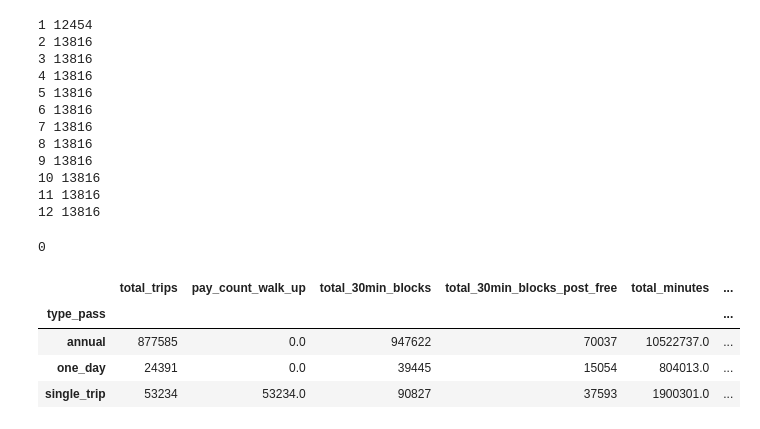
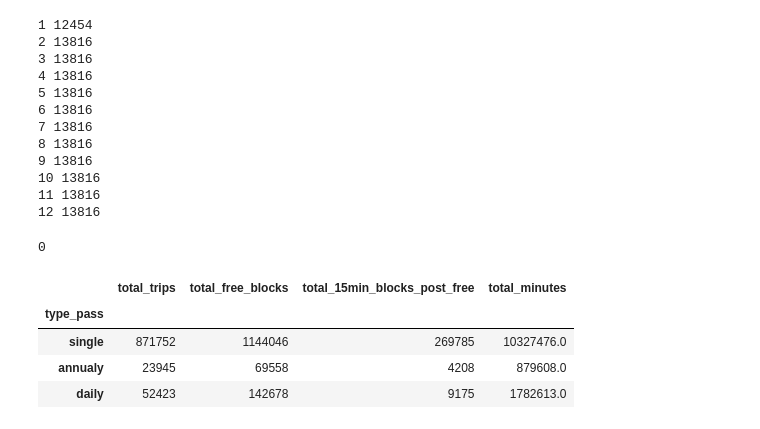
Before and after one commit to jreyesgar93/practica-final-opt-2021, a Jupyter notebook: notebooks/practica_final.ipynb, the cells around one changed output. Drawn from its saved outputs; the diff is of its cells as text; code cells hidden in the pictures.

```diff
--- a/notebooks/practica_final.ipynb
+++ b/notebooks/practica_final.ipynb
@@ -81,5 +82,5 @@ NameError: name 'data1' is not defined
 # %%
-#data = pd.read_csv('../data/201912-citibike-tripdata.csv.zip')
+data = pd.read_csv('../data/201912-citibike-tripdata.csv.zip')
 # %%
 #Creación de la columna trip_id
 
@@ -263,39 +264,43 @@ one_hot_trip_type = pd.get_dummies(data_model['trip_category'])
 
 data_model = data_model.join([one_hot_pass, one_hot_trip_type])
 # %%
-# Creates feature for 30 minute blocks that walk-up users have to pay for.
-# Creates another feature for 30 minute blocks for passholders that exclude first 30 minute block.
-data_model['time_block_count'] = data_model['duration'].apply(lambda duration: math.ceil(duration/30))
-data_model['time_block_count_post_free'] = data_model['duration'].apply(lambda duration: \
-                                                                        math.ceil(duration/30)) - 1
+# Creates feature for 30-45 minute blocks that walk-up users have to pay for.
+# Creates another feature for 15 minute blocks for passholders that exclude first 30 or 45 minute block.
+data_model['time_block_count'] = data_model['duration'].apply(lambda row: \
+                                                                        math.ceil(data_model['duration'][row]/45) if data_model['type_pass'][row] == 'annual'
+                                                                        else math.ceil(data_model['duration'][row]/30))
+data_model['time_block_count_post_free'] = data_model['duration'].apply(lambda row: \
+                                                                        max(math.ceil(data_model['duration'][row]/15)-3,0) if data_model['type_pass'][row] == 'annual'
+                                                                        else max(math.ceil(data_model['duration'][row]/15)-2,0))
+# %%
+from scipy import stats
+data_model = data_model[(np.abs(stats.zscore(data_model['time_block_count_post_free'])) < 3)]
 # %%
 pass_groups = data_model.groupby('type_pass')
 pass_groups.groups.keys()
 
 agg_pass_groups = pass_groups.agg({
     'trip_id' : 'count',
-    'single_trip' : 'sum',
     'time_block_count' : 'sum',
     'time_block_count_post_free' : 'sum',
     'duration' : 'sum'
 }).rename(columns = {
     'trip_id' : 'total_trips',
-    'single_trip' : 'pay_count_walk_up',
-    'time_block_count' : 'total_30min_blocks',
-    'time_block_count_post_free' : 'total_30min_blocks_post_free',
+    'time_block_count' : 'total_free_blocks',
+    'time_block_count_post_free' : 'total_15min_blocks_post_free',
     'duration' : 'total_minutes'
 }).reset_index()
 
-agg_pass_groups['passholder_type'] = ['annual','single_trip','one_day']
+agg_pass_groups['type_pass'] = ['single','annualy','daily']
 agg_pass_groups.index = agg_pass_groups['type_pass']
 agg_pass_groups = agg_pass_groups.drop('type_pass',1)
 agg_pass_groups
 # %% [output]
-|  | total_trips | pay_count_walk_up | total_30min_blocks | total_30min_blocks_post_free | total_minutes | ... |
-| type_pass |  |  |  |  |  | ... |
-| annual | 877585 | 0.0 | 947622 | 70037 | 10522737.0 | ... |
-| one_day | 24391 | 0.0 | 39445 | 15054 | 804013.0 | ... |
-| single_trip | 53234 | 53234.0 | 90827 | 37593 | 1900301.0 | ... |
+|  | total_trips | total_free_blocks | total_15min_blocks_post_free | total_minutes |
+| type_pass |  |  |  |  |
+| single | 871752 | 1144046 | 269785 | 10327476.0 |
+| annualy | 23945 | 69558 | 4208 | 879608.0 |
+| daily | 52423 | 142678 | 9175 | 1782613.0 |
 # %%
 
 ### ASSUMPTIONS
```
Also changed, not shown: parts of 53 cells of this notebook.
